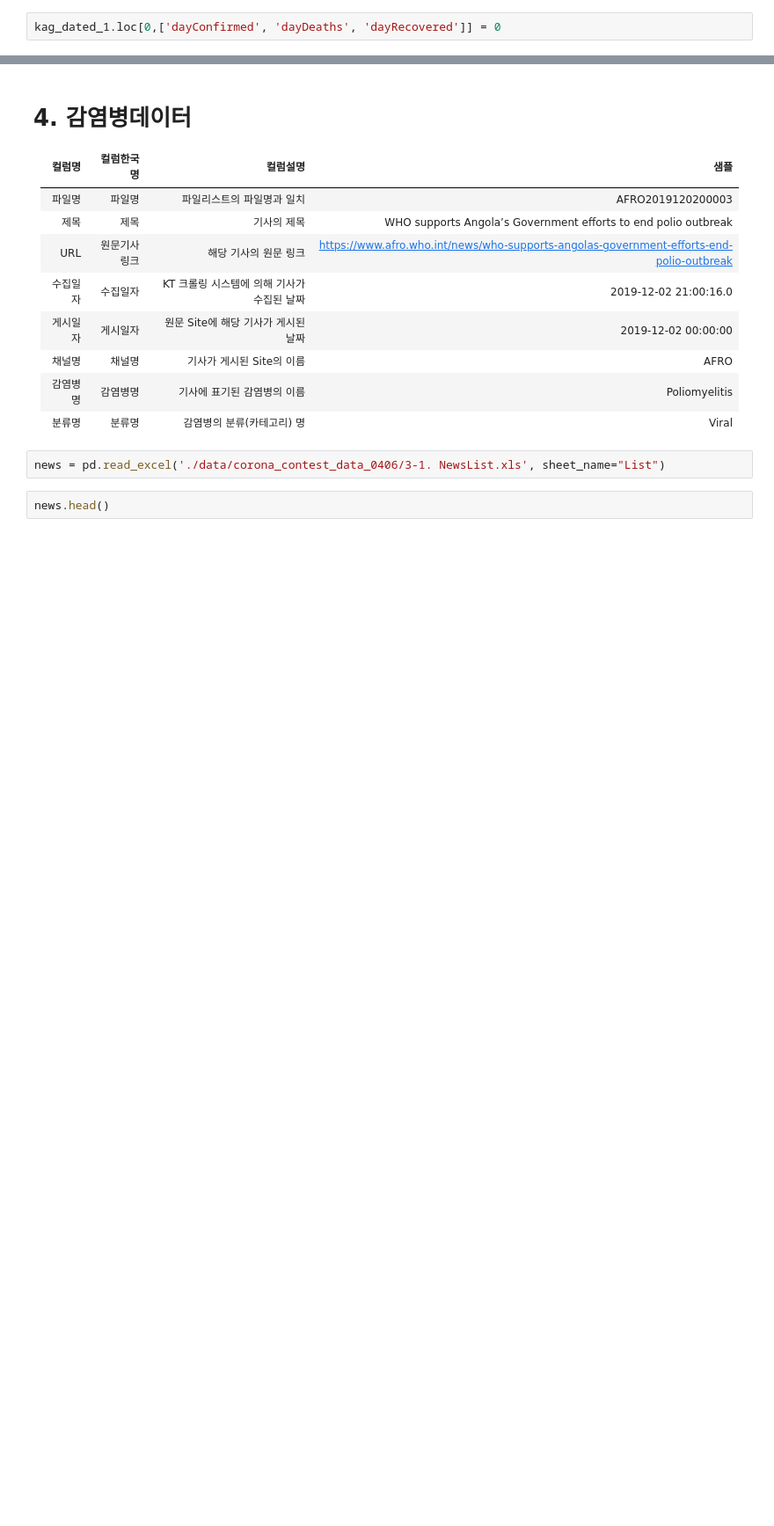
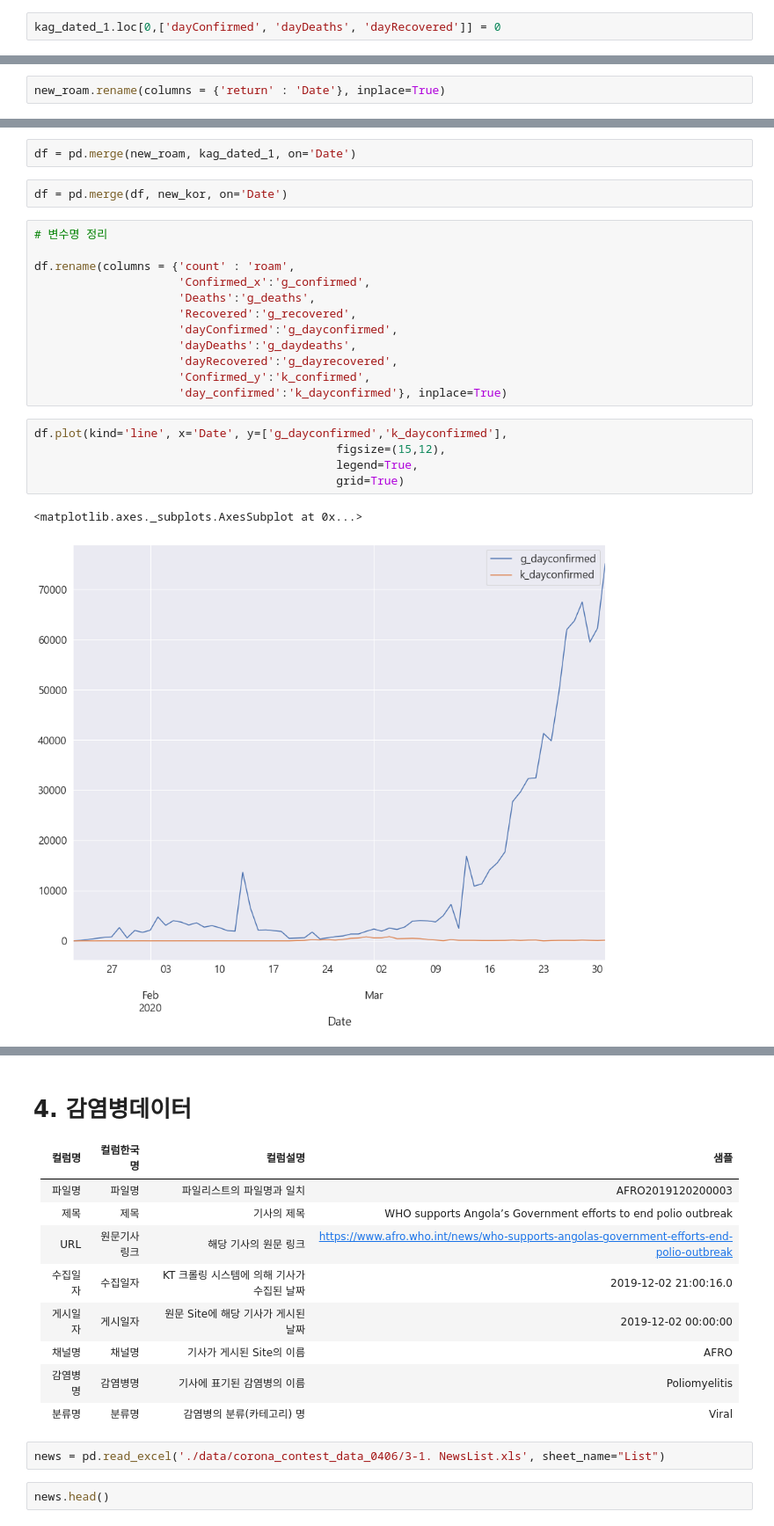
Before and after one commit to Hinterhalter/Post-COVID-19_modeling, a Jupyter notebook: Exploratory_Data_Analysis.ipynb, the cells around one changed output, grey strips where cells are left out. Shown at 88% size. Cells and saved outputs as stored; diff of their text form; blank space fills up the shorter version.

```diff
--- a/Exploratory_Data_Analysis.ipynb
+++ b/Exploratory_Data_Analysis.ipynb
@@ -619,0 +608,2 @@ kag_dated_1
+# %%
+new_roam.rename(columns = {'return' : 'Date'}, inplace=True)
@@ -619,0 +619,24 @@ kag_dated_1
+# %%
+df = pd.merge(new_roam, kag_dated_1, on='Date')
+# %%
+df = pd.merge(df, new_kor, on='Date')
+# %%
+# 변수명 정리
+
+df.rename(columns = {'count' : 'roam',
+                     'Confirmed_x':'g_confirmed',
+                     'Deaths':'g_deaths',
+                     'Recovered':'g_recovered',
+                     'dayConfirmed':'g_dayconfirmed',
+                     'dayDeaths':'g_daydeaths',
+                     'dayRecovered':'g_dayrecovered',
+                     'Confirmed_y':'k_confirmed',
+                     'day_confirmed':'k_dayconfirmed'}, inplace=True)
+# %%
+df.plot(kind='line', x='Date', y=['g_dayconfirmed','k_dayconfirmed'],
+                                            figsize=(15,12),
+                                            legend=True,
+                                            grid=True)
+# %% [output]
+<matplotlib.axes._subplots.AxesSubplot at 0x...>
+[figure, added]
```
Also changed, not shown: parts of 16 cells of this notebook, 1 other file.
